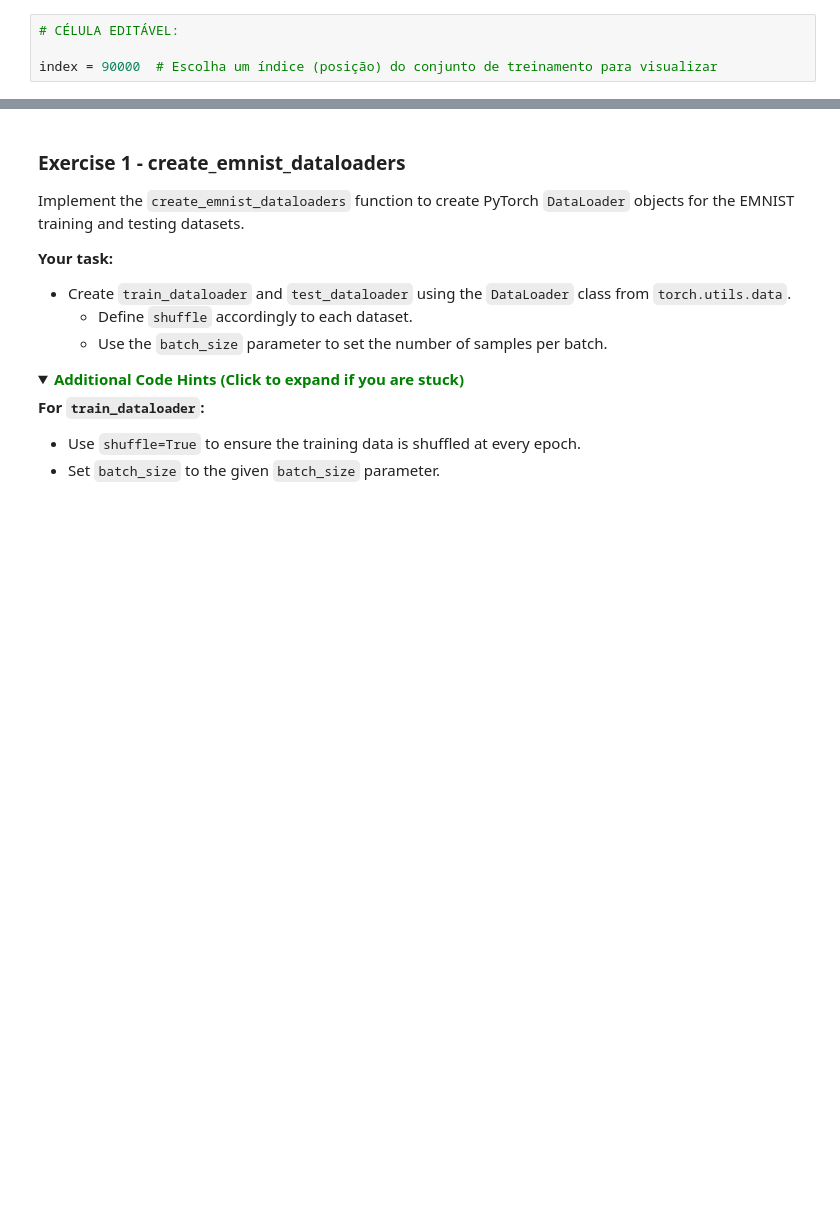
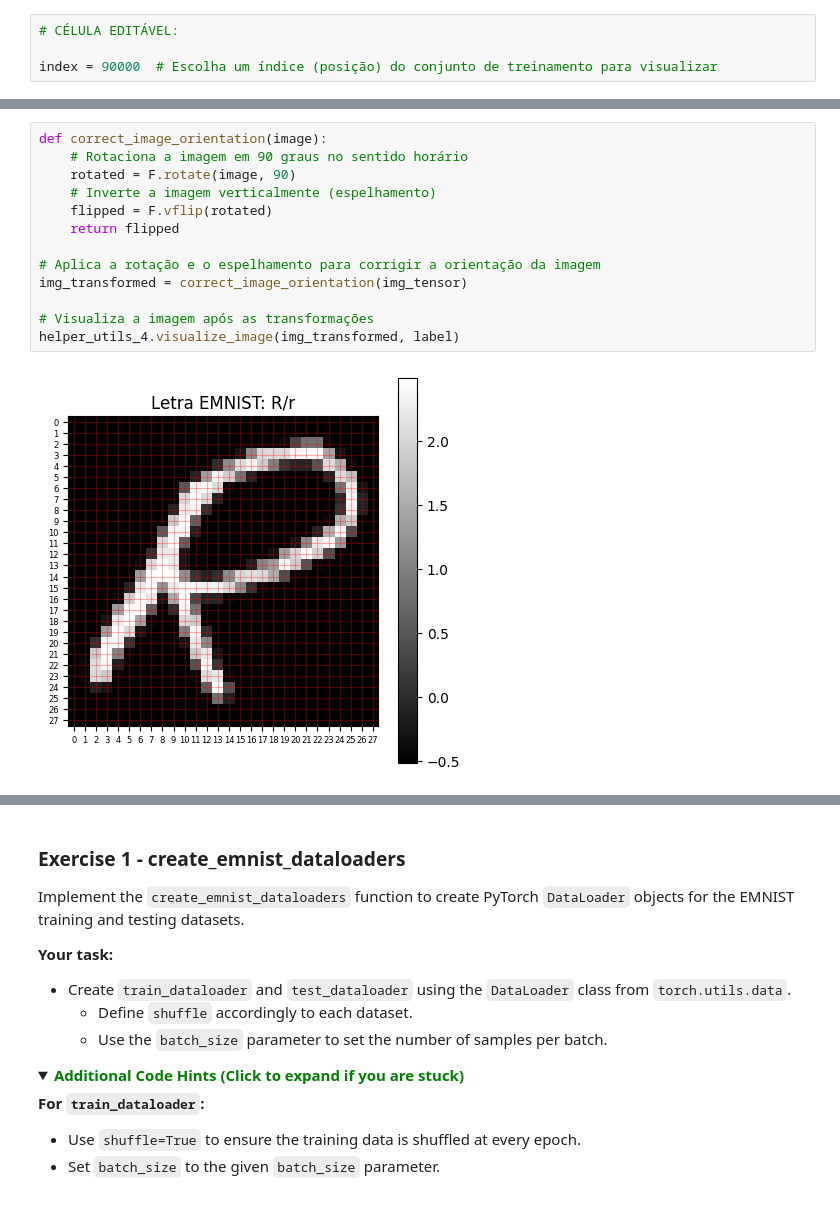
Before and after one commit to fabiobento/dnn-course-2026-1, a Jupyter notebook: C1M2_Assignment.ipynb, the cells around one changed output, grey strips where cells are left out. Saved outputs shown, nothing was run; the diff lists cells and outputs as text; folded sections open; blank space fills up the shorter version.

```diff
--- a/C1M2_Assignment.ipynb
+++ b/C1M2_Assignment.ipynb
@@ -266,0 +271,15 @@ In this step, you’ll complete the `create_emnist_dataloaders` to set up `DataL
+# %%
+def correct_image_orientation(image):
+    # Rotaciona a imagem em 90 graus no sentido horário
+    rotated = F.rotate(image, 90)
+    # Inverte a imagem verticalmente (espelhamento)
+    flipped = F.vflip(rotated)
+    return flipped
+
+# Aplica a rotação e o espelhamento para corrigir a orientação da imagem
+img_transformed = correct_image_orientation(img_tensor)
+
+# Visualiza a imagem após as transformações
+helper_utils_4.visualize_image(img_transformed, label)
+# %% [output]
+[figure, added]
```
Also changed, not shown: parts of 21 cells of this notebook.
